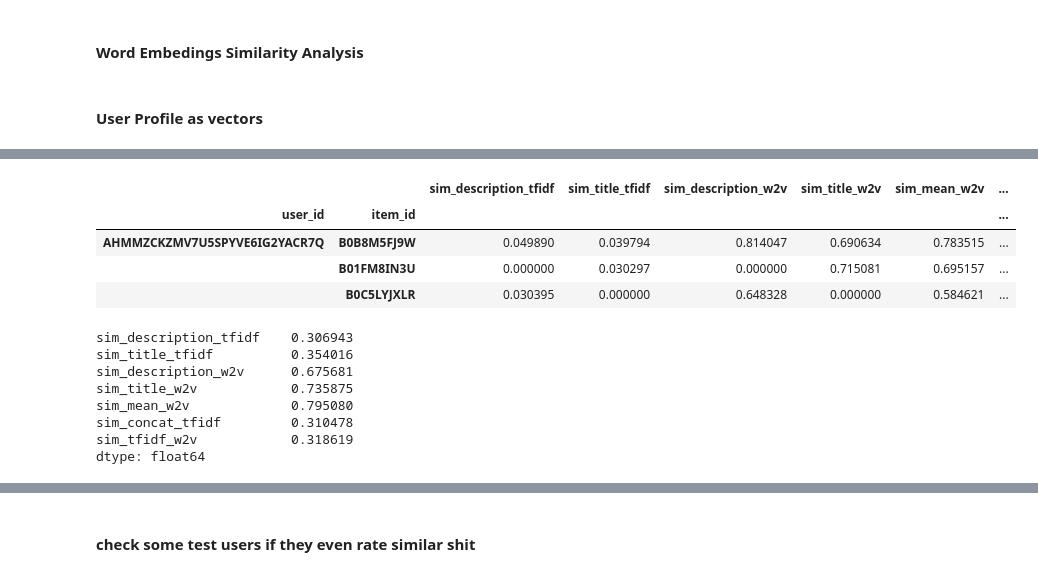
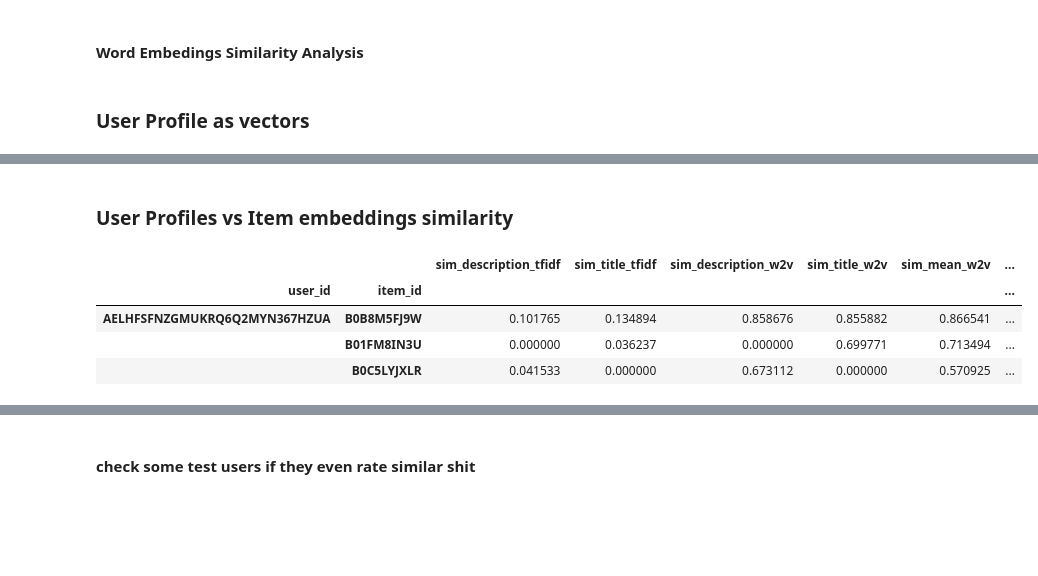
Before and after one commit to miriusz6/WRS_project, a Jupyter notebook: Project copy.ipynb, the cells around one changed output, grey strips where cells are left out. Cells and saved outputs as stored; diff of their text form; code cells hidden in the pictures; blank space fills up the shorter version.

```diff
--- a/Project copy.ipynb
+++ b/Project copy.ipynb
@@ -279,7 +264,7 @@ data_train_pd = Dataset.load_from_df(df.reset_index()[["user_id", "item_id", "ra
 # change dataformat for test
 data_test = []
 for i,u in df_t.iterrows():
-    uid = i #u['user_id']
+    uid = u['user_id'] # i
     iid = u['item_id']
     r_ui= u['rating']
     data_test.append((uid,iid,r_ui))
@@ -287,17 +272,17 @@ for i,u in df_t.iterrows():
 ### KNN
 # %%
 # PARAM SEARCH
-search = False
-if search:
+run_knn_param_search = False
+def knn_param_search(data_train):
     knn_param_grid = {'k': [2, 5, 10, 15, 20],
-                    'sim_options': {
-                        'name': ['cosine', 'pearson'],
-                        'user_based': [True]},
-                    'verbose': [False]
-                    }
+                'sim_options': {
+                    'name': ['cosine', 'pearson'],
+                    'user_based': [True]},
+                'verbose': [False]
+                }
 
     knn_gs = GridSearchCV(KNNWithMeans, knn_param_grid, measures=['rmse'], cv=5 )
-    knn_gs.fit(data_train_pd)
+    knn_gs.fit(data_train)
     knn_gs_results_df = pd.DataFrame.from_dict(knn_gs.cv_results)
 
     # best RMSE score
@@ -309,9 +294,21 @@ if search:
 
     K = bst_params['k']
     sim_options = bst_params['sim_options']
+
+    to_drop_cols = [ col for col in knn_gs_results_df.columns if ('time' in col) ]
+    to_drop_cols += ['param_verbose','params']
+    knn_gs_results_df.drop(columns=to_drop_cols, inplace=True)
+
+    return K, sim_options, knn_gs_results_df
+
+if run_knn_param_search:
+    K, sim_options, knn_gs_results_df = knn_param_search(data_train_pd)
+    print(knn_gs_results_df)
 else:
+    # best params from search
     K = 20
     sim_options = {'name': 'cosine', 'user_based': True}
+
 knn_algo = KNNWithMeans(k=K, sim_options=sim_options)
 knn_algo = knn_algo.fit(data_train_pd.build_full_trainset())
 # %% [output]
@@ -849,7 +842,7 @@ def max_sim(sim_matrix):
 #max_sim_tfitf = max_sim_tfitf[(max_sim_tfitf['sim'] > 0.4) & (max_sim_tfitf['sim'] < 0.5)]
 #max_sim_tfitf.head(5)
 # %% [markdown]
-#### User Profile as vectors
+### User Profile as vectors
 # %%
 # Find all items rated by each user
 #df.set_index(['user_id'], inplace=True)
@@ -916,64 +909,32 @@ df_profiles.head(3)
 | AELHFSFNZGMUKRQ6Q2MYN367HZUA | [0.03535567606700522, 0.034490675... | [0.15484769003106866, 0.0, 1.0160... | [0.026332970543645157, 0.38521997... | [0.7592622302827381, -0.237145124... | [0.3927976004131916, 0.0740374237... | [0.08407903962020177, 0.591398749... | [0.08957028181571788, -0.30640191... |
 | AG64SW2Z4TEZG4IWEGEUFEEZBTRQ | [0.008625000759645838, 0.01133452... | [0.0, 0.0, 0.9457681069121066, 0.... | [0.24960075033226004, 0.366698192... | [0.627307005602904, -0.1599815996... | [0.438453877967582, 0.10335829619... | [-0.8345282481078199, 0.165816716... | [-0.1532138757997148, -1.54980325... |
 | AH42PCWZGLAL7L7SUQLXSKY7MXDA | [0.05540094827565785, 0.046193554... | [0.1720529889234096, 0.0, 0.67606... | [0.11167717235006841, 0.268986777... | [0.13370039198133682, -0.14479471... | [0.12268878216570261, 0.062096029... | [0.16816507384051643, 1.046973516... | [1.547620429444604, 0.28611964190... |
+# %% [markdown]
+### User Profiles vs Item embeddings similarity
 # %%
 # Calculate user profiles vs item embeddings similarity
 from tfidf.helpers import simM_to_multi_indx_df
 def calc_user_item_sim(df_profiles, item_embeds):
     embedding_types = item_embeds.columns
     df_user_item_sim = pd.DataFrame()
     first = True
     for col in embedding_types:
         sim_M = cosine_matrix(df_profiles[col], item_embeds[col])
         sim_M = simM_to_multi_indx_df(sim_M)
         if first:
             df_user_item_sim.index = sim_M.index
             first = False
         df_user_item_sim["sim_"+col] = sim_M['sim']
     return df_user_item_sim
 
-#df_user_item_sim = calc_user_item_sim(df_profiles, df_item_embedds)
+df_user_item_sim = calc_user_item_sim(df_profiles, df_item_embedds)
 # for metric computation we use only test_users:
-df_profiles_tst = df_profiles.loc[all_users_tst]
-df_user_item_sim = calc_user_item_sim(df_profiles_tst, df_item_embedds)
+# df_profiles_tst = df_profiles.loc[all_users_tst]
+# df_user_item_sim = calc_user_item_sim(df_profiles_tst, df_item_embedds)
 df_user_item_sim.head(3)
 # %% [output]
 |  |  | sim_description_tfidf | sim_title_tfidf | sim_description_w2v | sim_title_w2v | sim_mean_w2v | ... |
 | user_id | item_id |  |  |  |  |  | ... |
-| AHMMZCKZMV7U5SPYVE6IG2YACR7Q | B0B8M5FJ9W | 0.049890 | 0.039794 | 0.814047 | 0.690634 | 0.783515 | ... |
-|  | B01FM8IN3U | 0.000000 | 0.030297 | 0.000000 | 0.715081 | 0.695157 | ... |
-|  | B0C5LYJXLR | 0.030395 | 0.000000 | 0.648328 | 0.000000 | 0.584621 | ... |
+| AELHFSFNZGMUKRQ6Q2MYN367HZUA | B0B8M5FJ9W | 0.101765 | 0.134894 | 0.858676 | 0.855882 | 0.866541 | ... |
+|  | B01FM8IN3U | 0.000000 | 0.036237 | 0.000000 | 0.699771 | 0.713494 | ... |
+|  | B0C5LYJXLR | 0.041533 | 0.000000 | 0.673112 | 0.000000 | 0.570925 | ... |
-# %%
-# similarity average for embedding types
-def calc_user_avrg_sim_rate(uid, user_item_sims):
-    user_sims = user_item_sims.loc[uid]
-    rated_in_train = df.loc[uid]['item_id']
-    if type(rated_in_train) == str:
-        return None
-
-    x = user_sims.loc[rated_in_train]
-    x = x.sum()/x.shape[0]
-    return x
-
-lst = []
-indxs = []
-for u in all_users_tst:
-    res = calc_user_avrg_sim_rate(u, df_user_item_sim)
-    if res is None:
-        continue
-    indxs.append(u)
-    lst.append(res)
-
-K = pd.DataFrame(lst, index=indxs)
-# keep values between 0.99 and 0.0001
-K = K[(K['sim_description_w2v'] > 0.0001) & (K['sim_description_w2v'] < 0.99)]
-K.sum()/K.shape[0]
-# %% [output]
-sim_description_tfidf    0.306943
-sim_title_tfidf          0.354016
-sim_description_w2v      0.675681
-sim_title_w2v            0.735875
-sim_mean_w2v             0.795080
-sim_concat_tfidf         0.310478
-sim_tfidf_w2v            0.318619
-dtype: float64
```
Also changed, not shown: parts of 45 cells of this notebook.
